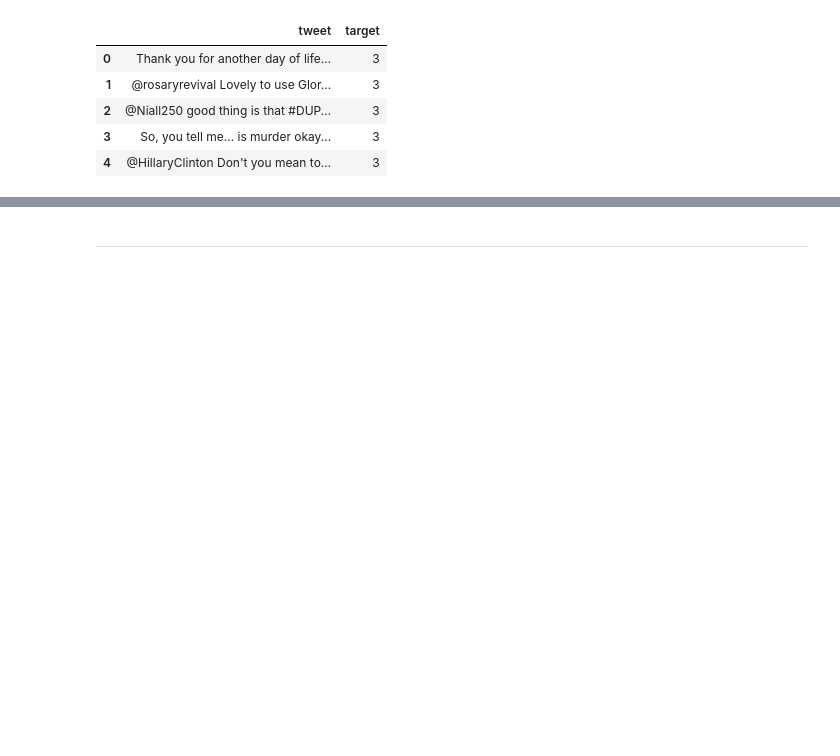
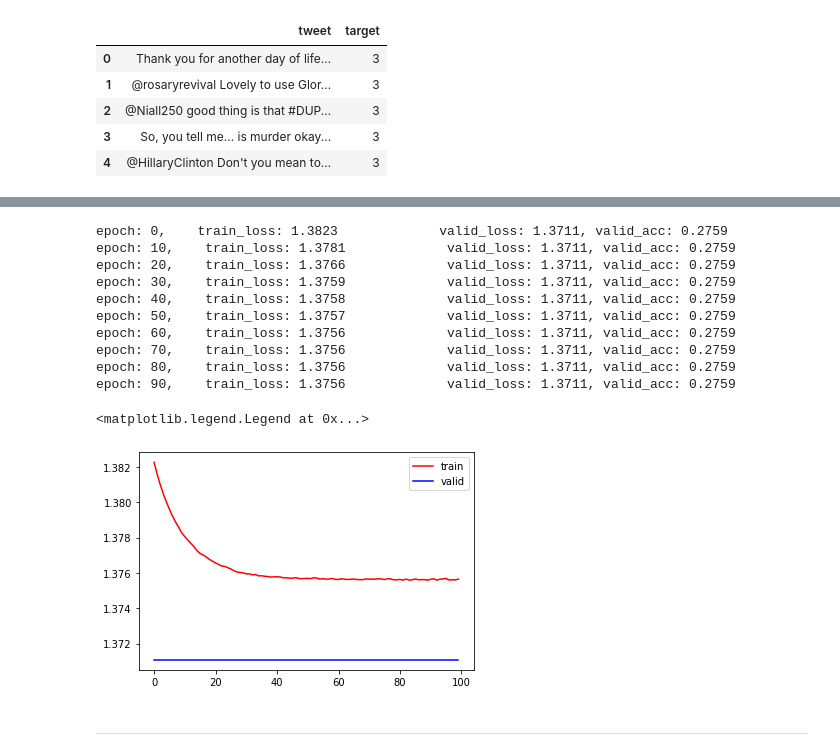
Before and after one commit to jguevaraangel/IntroDeepLearning, a Jupyter notebook: Taller_DL.ipynb, the cells around one changed output, grey strips where cells are left out. Saved outputs shown, nothing was run; the diff lists cells and outputs as text; code cells hidden in the pictures; blank space fills up the shorter version.

```diff
--- a/Taller_DL.ipynb
+++ b/Taller_DL.ipynb
@@ -224,6 +219,9 @@ def BuildModelandTrainMLP(corpus, y, vector_size, min_count, workers, sg, window
 # %%
 clean_noninformant_tweets(df)
-X_train, X_valid, y_train, y_valid = train_test_split(df["tweet"], df["target"], test_size=0.2, random_state=42)
-model, train_losses = BuildModelandTrainMLP(X_train,y_train, vector_size=50, min_count = 1, workers = 1, sg=1, window = 10,
-                              sample = 1e-3, random_forest_depth = 2, random_seed=42)
+corpus = df['tweet']
+y = df['target']
+y = np.asarray(y)
+
+X = BuildWord2VecModel(corpus, vector_size=50, min_count=1, workers=20, sg=1, window=30, sample=1e-6, random_seed=42)
+X.shape
 # %% [output]
@@ -230,0 +229,4 @@ TypeError: BuildModelandTrainMLP() missing 5 required positional arguments: 'num
+# %%
+# Train-Test Split
+X_train, X_valid, y_train, y_valid = train_test_split(X, y, test_size=0.3, random_state=1)
+X_train, y_train, X_valid, y_valid = map(lambda x: torch.tensor(x, dtype=torch.float32),(X_train, y_train, X_valid, y_valid))
@@ -230,0 +235,23 @@ TypeError: BuildModelandTrainMLP() missing 5 required positional arguments: 'num
+# %%
+RANDOM_SEED = 1
+BATCH_SIZE = 64
+NUM_EPOCHS = 100
+lr = 0.01
+torch.manual_seed(RANDOM_SEED)
+
+train_ds = TensorDataset(X_train, y_train)
+valid_ds = TensorDataset(X_valid, y_valid)
+
+train_dl = DataLoader(train_ds, batch_size=BATCH_SIZE, shuffle=True)
+valid_dl = DataLoader(valid_ds, batch_size = 2*BATCH_SIZE)
+
+num_features = 50
+num_hidden = 100
+num_classes = len(torch.unique(y_train))
+
+MLPModel = BuildMLPModel(num_features, num_hidden, num_classes)
+loss_func = F.cross_entropy
+opt = optim.SGD(MLPModel.parameters(), lr) # Optimizer function
+# %%
+train_losses = train(MLPModel, NUM_EPOCHS, loss_func, train_dl, opt)
+valid_losses, valid_accs = valid(MLPModel, NUM_EPOCHS, loss_func, valid_dl)
@@ -231,3 +276,25 @@ TypeError: BuildModelandTrainMLP() missing 5 required positional arguments: 'num
+# %%
+for epoch in range(NUM_EPOCHS):
+    if epoch % 10 == 0:
+            print(f"epoch: {epoch},    train_loss: {train_losses[epoch]:.4f} \
+            valid_loss: {valid_losses[epoch]:.4f}, valid_acc: {valid_accs[epoch]:.4f}")
+
+plt.plot(range(NUM_EPOCHS), train_losses, 'r', label='train')
+plt.plot(range(NUM_EPOCHS), valid_losses, 'b', label = 'valid')
+plt.legend()
+# %% [output]
+epoch: 0,    train_loss: 1.3823             valid_loss: 1.3711, valid_acc: 0.2759
+epoch: 10,    train_loss: 1.3781             valid_loss: 1.3711, valid_acc: 0.2759
+epoch: 20,    train_loss: 1.3766             valid_loss: 1.3711, valid_acc: 0.2759
+epoch: 30,    train_loss: 1.3759             valid_loss: 1.3711, valid_acc: 0.2759
+epoch: 40,    train_loss: 1.3758             valid_loss: 1.3711, valid_acc: 0.2759
+epoch: 50,    train_loss: 1.3757             valid_loss: 1.3711, valid_acc: 0.2759
+epoch: 60,    train_loss: 1.3756             valid_loss: 1.3711, valid_acc: 0.2759
+epoch: 70,    train_loss: 1.3756             valid_loss: 1.3711, valid_acc: 0.2759
+epoch: 80,    train_loss: 1.3756             valid_loss: 1.3711, valid_acc: 0.2759
+epoch: 90,    train_loss: 1.3756             valid_loss: 1.3711, valid_acc: 0.2759
+<matplotlib.legend.Legend at 0x...>
+[figure, added]
 # %% [markdown]
 -----
 # %% [markdown]
```
Also changed, not shown: parts of 15 cells of this notebook.
